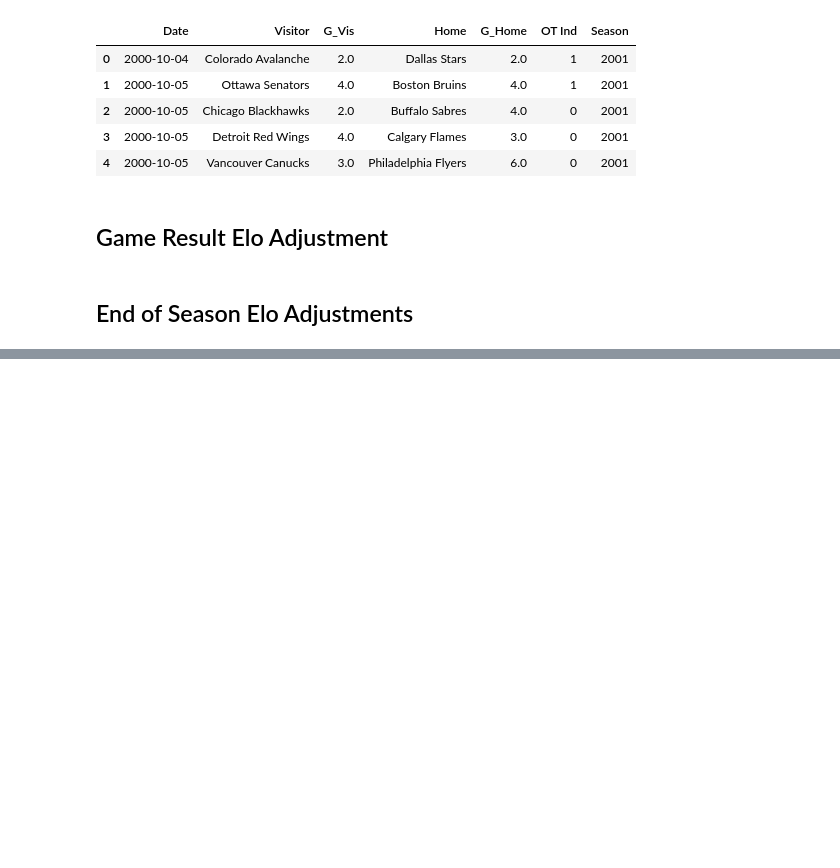
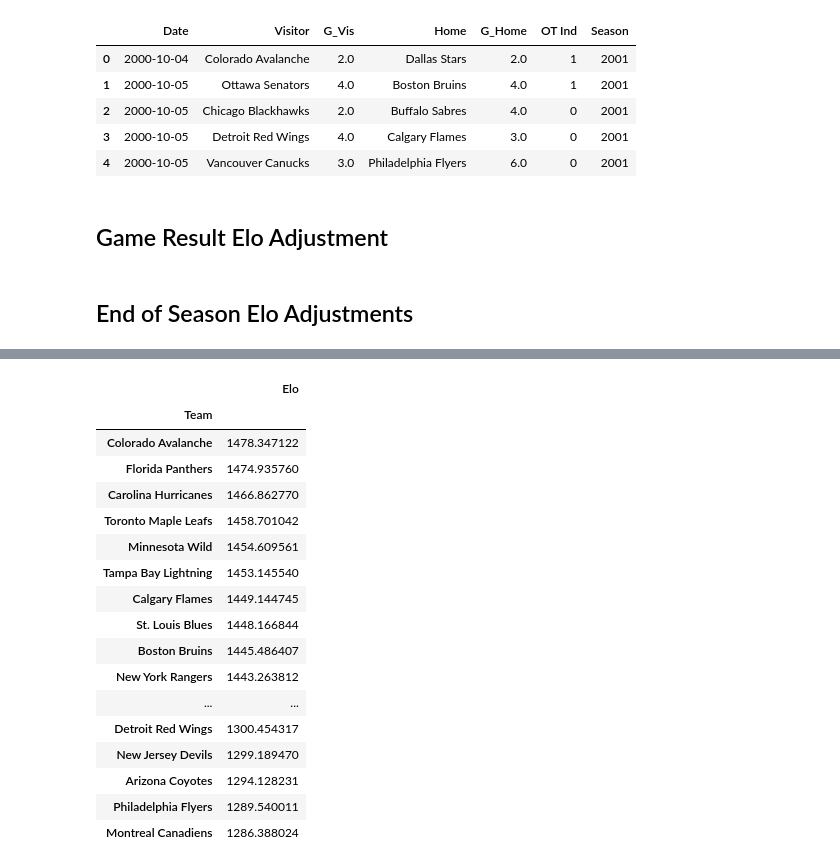
Before and after one commit to hinayatali9/MIE368_PROJECT, a Jupyter notebook: team_proj/scripts/Forecasting Games.ipynb, the cells around one changed output, grey strips where cells are left out. Cells and saved outputs as stored; diff of their text form; code cells hidden in the pictures; blank space fills up the shorter version.

```diff
--- a/team_proj/scripts/Forecasting Games.ipynb
+++ b/team_proj/scripts/Forecasting Games.ipynb
@@ -321,0 +473,26 @@ season_2022
+# %%
+elo_df = pd.DataFrame(columns = ['Elo']).rename_axis('Team')
+
+for team, elo in final_season_elos[2022].items():
+    elo_df.loc[team] = [elo]
+
+elo_df.sort_values(by='Elo', ascending=False)
+# %% [output]
+|  | Elo |
+| Team |  |
+| Colorado Avalanche | 1478.347122 |
+| Florida Panthers | 1474.935760 |
+| Carolina Hurricanes | 1466.862770 |
+| Toronto Maple Leafs | 1458.701042 |
+| Minnesota Wild | 1454.609561 |
+| Tampa Bay Lightning | 1453.145540 |
+| Calgary Flames | 1449.144745 |
+| St. Louis Blues | 1448.166844 |
+| Boston Bruins | 1445.486407 |
+| New York Rangers | 1443.263812 |
+| ... | ... |
+| Detroit Red Wings | 1300.454317 |
+| New Jersey Devils | 1299.189470 |
+| Arizona Coyotes | 1294.128231 |
+| Philadelphia Flyers | 1289.540011 |
+| Montreal Canadiens | 1286.388024 |
```
Also changed, not shown: parts of 12 cells of this notebook.
